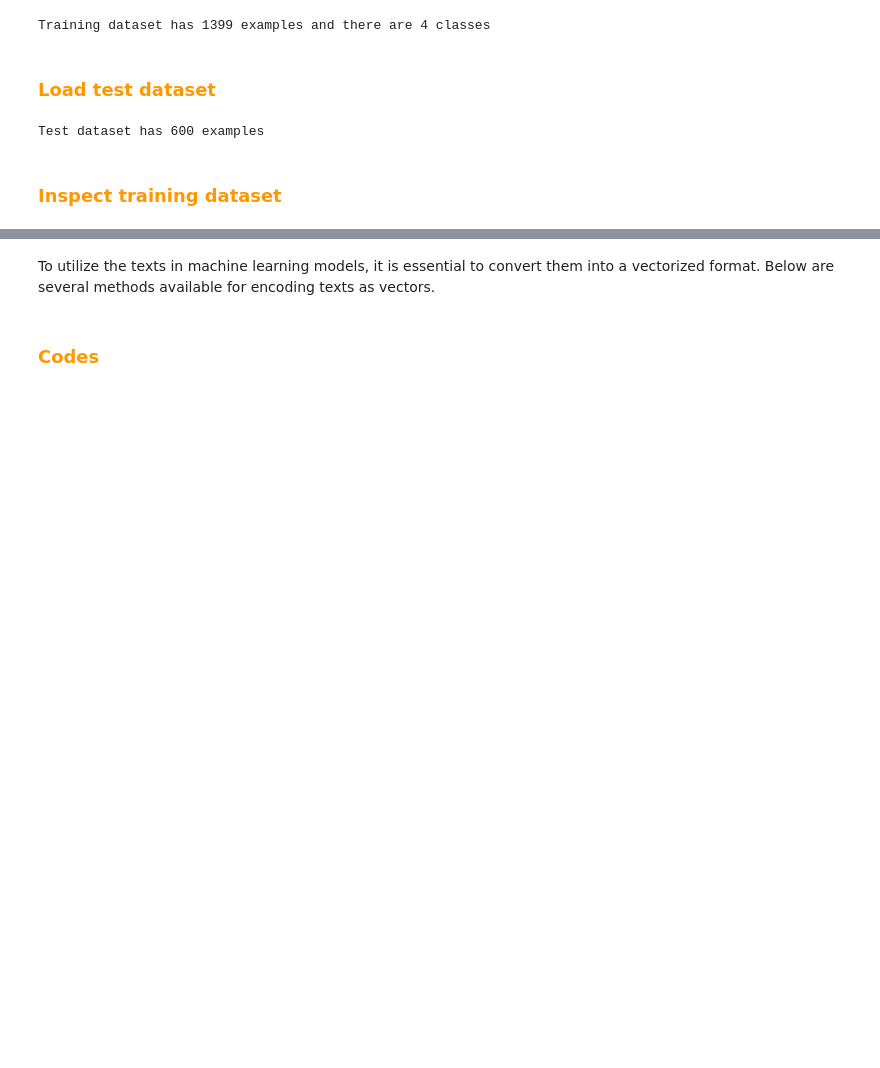
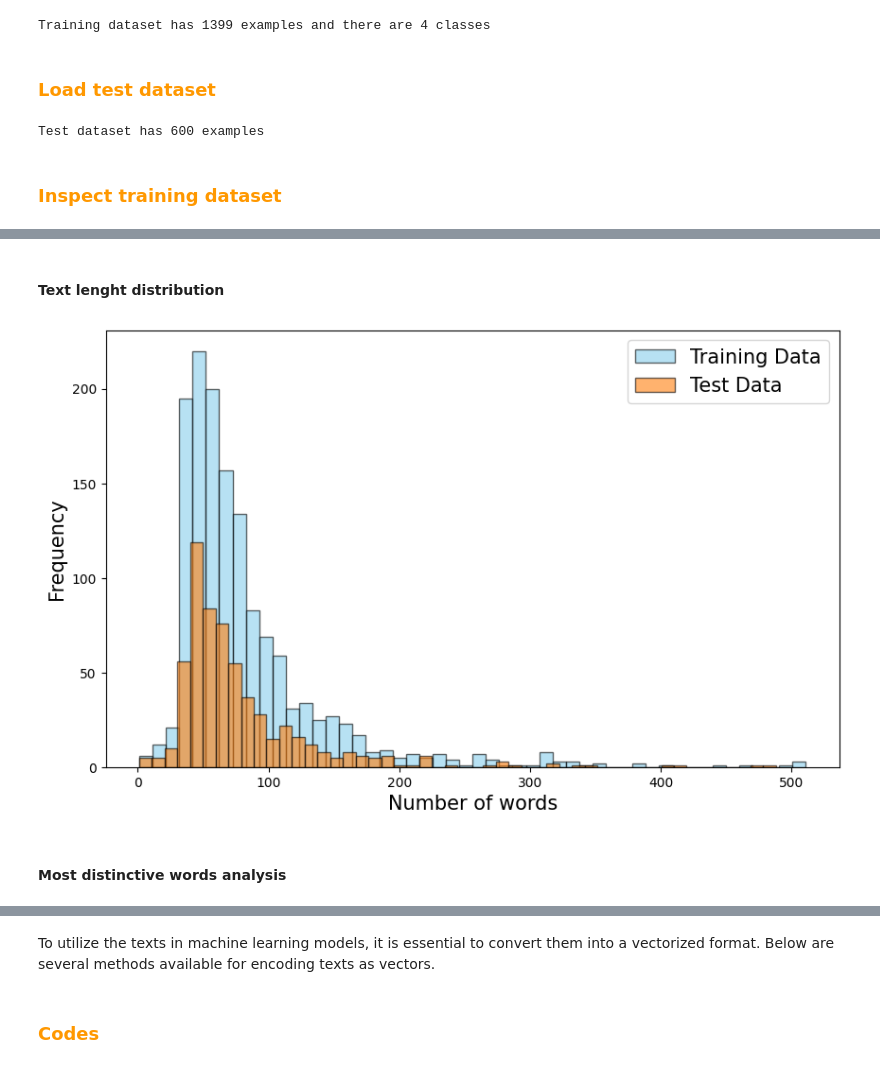
Before and after one commit to corentinlatimier17/ECSE551-MINI-PROJECT_2, a Jupyter notebook: codes/miniproject2.ipynb, the cells around one changed output, grey strips where cells are left out. Cells and saved outputs as stored; diff of their text form; code cells hidden in the pictures; blank space fills up the shorter version.

```diff
--- a/codes/miniproject2.ipynb
+++ b/codes/miniproject2.ipynb
@@ -390 +299,29 @@ plot_most_important_words_per_class_tfidf(20, texts_train, subreddits_train)
+# %% [markdown]
+#### Text lenght distribution ####
+# %%
+# Calculate the length of each text (in words) for both training and test datasets
+text_lengths_train = texts_train.apply(lambda x: len(x.split()))
+text_lengths_test = texts_test.apply(lambda x: len(x.split()))
+
+# Plot both histograms on the same figure
+plt.figure(figsize=(10, 6))
+
+# Plot the training dataset histogram
+plt.hist(text_lengths_train, bins=50, color='skyblue', edgecolor='black', alpha=0.6, label='Training Data')
+
+# Plot the test dataset histogram
+plt.hist(text_lengths_test, bins=50, color='tab:orange', edgecolor='black', alpha=0.6, label='Test Data')
+
+# Add labels and title
+plt.xlabel('Number of words', fontsize=15)
+plt.ylabel('Frequency', fontsize=15)
+# Add legend
+plt.legend(fontsize=15)
+
+# Show the plot
+plt.show()
+# %% [output]
+[figure, added]
+# %% [markdown]
+#### Most distinctive words  analysis ####
 # %%
```
Also changed, not shown: parts of 31 cells of this notebook, 8 other files.
